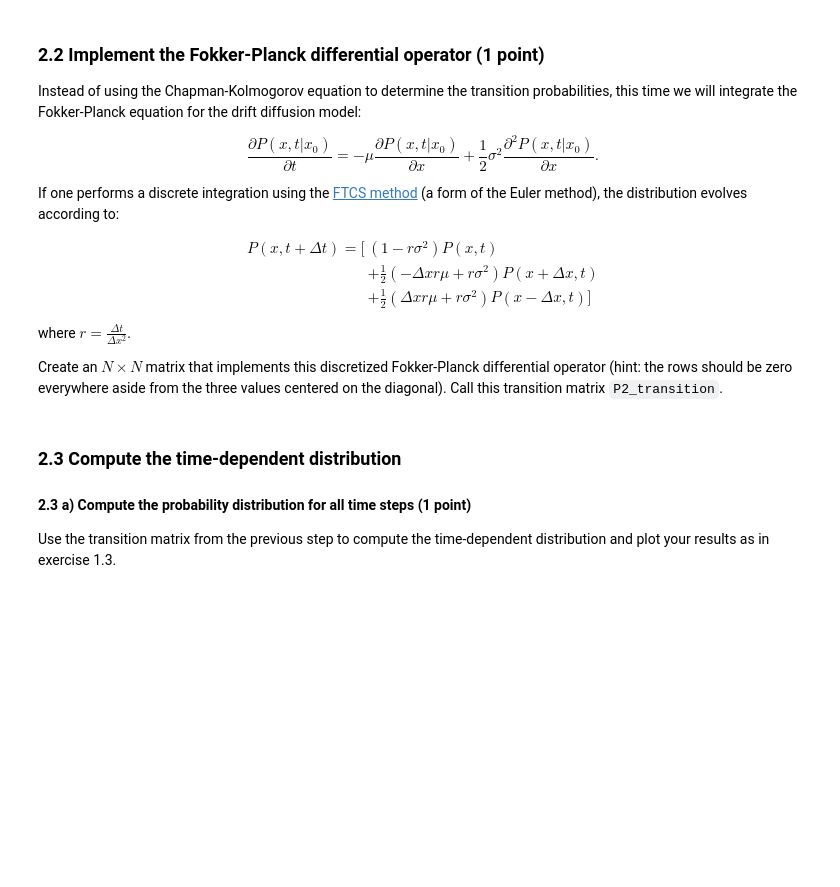
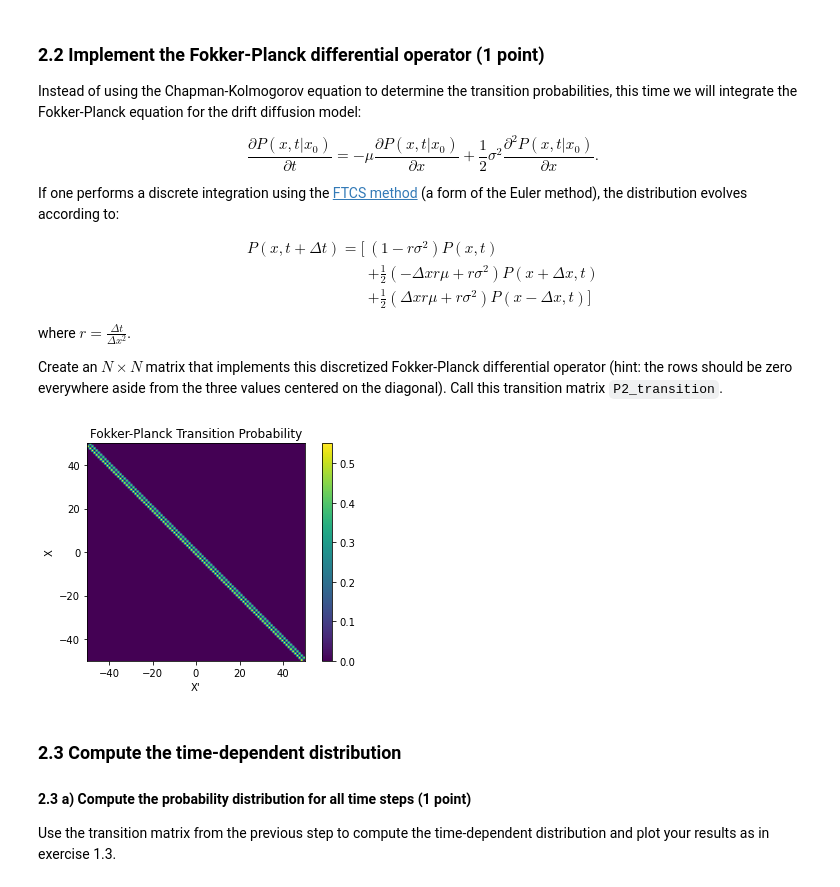
Before and after one commit to bramantyois/mhbf, a Jupyter notebook: week_06/decision-making-II.ipynb, the cells around one changed output. Cells and saved outputs as stored; diff of their text form; code cells hidden in the pictures; blank space fills up the shorter version.

```diff
--- a/week_06/decision-making-II.ipynb
+++ b/week_06/decision-making-II.ipynb
@@ -297,3 +280,33 @@ raise NotImplementedError()
+# %%
+def fp_transition(num_x, del_x, del_t, mean, std):
+    r = del_t / (del_x**2)
+    var = std**2
+
+    x = 0.5 * (del_x*r*mean + r*var)
+    y = 1 - r * var
+    z = 0.5 * (-del_x*r*mean + r*var)
+
+    tr_m = np.zeros((num_x, num_x))
+
+    idx = np.arange(0, num_x, 1)
+
+    tr_m[idx[1:], idx[:-1]] = x
+    tr_m[idx, idx] = y
+    tr_m[idx[:-1], idx[1:]] = z
+
+    return tr_m
+
+P2_transition = fp_transition(N, 1, 1, 0.1, 1)
+
+extent = [-50 , 50, -50 , 50]
+
+plt.imshow(P2_transition, extent=extent)
+plt.title('Fokker-Planck Transition Probability')
+plt.ylabel('X')
+plt.xlabel("X'")
+plt.colorbar();
+# %% [output]
+[figure, added]
 # %%
 """ Test that variable `P2_transision` is defined """
 
```
Also changed, not shown: parts of 35 cells of this notebook.
